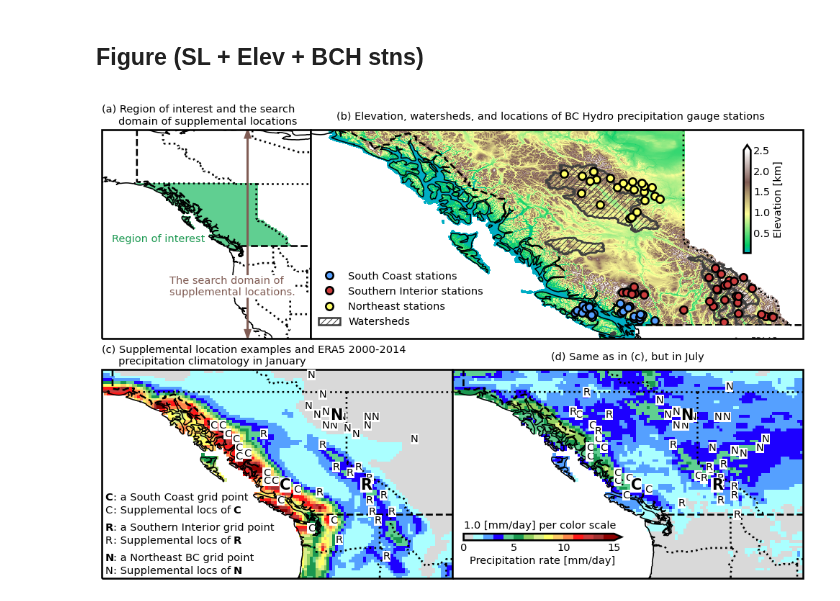
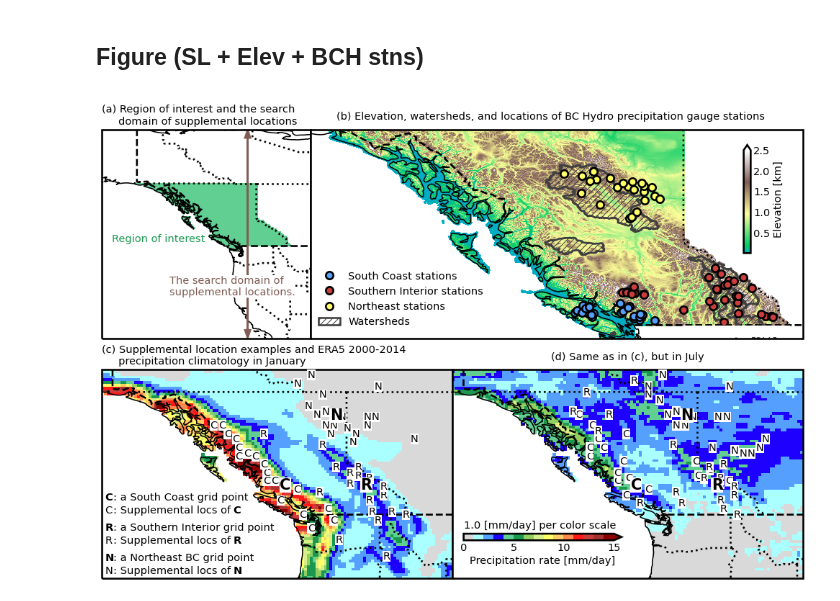
Before and after one commit to yingkaisha/rainbow, a Jupyter notebook: publish/PLOT_Domain_plot.ipynb, the cells around one changed output. Saved outputs shown, nothing was run; the diff lists cells and outputs as text; code cells hidden in the pictures.

Commit message:
update domain plot

```diff
--- a/publish/PLOT_Domain_plot.ipynb
+++ b/publish/PLOT_Domain_plot.ipynb
@@ -345,7 +345,14 @@ for n, ax in enumerate(AX_SL):
 
         handle_text.append(ax.text(base_lon[indx, indy], base_lat[indx, indy], M[i],
                                    fontsize=20, fontweight='bold', zorder=5))
-        for j in range(15):
+        if i == 0:
+            Js = np.arange(19, dtype=np.int)
+        elif i == 1:
+            Js = np.array(list(np.arange(15, dtype=np.int)) + [16, 17, 18, 19])
+        else:
+            Js = np.array(list(np.arange(17, dtype=np.int)) + [18, 19,])
+
+        for j in Js:
             handle_text.append(ax.text(base_lon[SL_indx[j], SL_indy[j]], base_lat[SL_indx[j], SL_indy[j]], M[i],
                                        fontsize=14, zorder=4))
 for handle in handle_text:
@@ -382,31 +389,31 @@ LG.get_frame().set_linewidth(0)
 LG.get_frame().set_alpha(1.0)
 
 ax_base = fig.add_axes([0.516, 0.0235+0.02, 0.225, 0.05])
 [j.set_linewidth(0) for j in ax_base.spines.values()]
 ax_base.tick_params(axis='both', left=False, top=False, right=False, bottom=False, \
                     labelleft=False, labeltop=False, labelright=False, labelbottom=False)
 cax = inset_axes(ax_base, height='27.5%', width='100%', borderpad=0, loc=2)
 CBar = plt.colorbar(CS_[1], orientation='horizontal', extend='max', cax=cax) #, ticks=[0, 2, 4, 6, 8, 10]
 CBar.ax.tick_params(axis='x', labelsize=14, direction='in', length=0)
 CBar.set_label('Precipitation rate [mm/day]', fontsize=14)
 CBar.outline.set_linewidth(2.5)
 
 ax_w2 = fig.add_axes([0.516, 0.06+0.02, 0.05, 0.02])
 ax_w2.set_axis_off()
 ax_w2.text(0, 1, '1.0 [mm/day] per color scale', ha='left', va='bottom', fontsize=14, transform=ax_w2.transAxes);
 
 ax_base = fig.add_axes([0.915, 0.6775, 0.05, 0.225])
 [j.set_linewidth(0) for j in ax_base.spines.values()]
 ax_base.tick_params(axis='both', left=False, top=False, right=False, bottom=False, \
                     labelleft=False, labeltop=False, labelright=False, labelbottom=False)
 cax = inset_axes(ax_base, height='100%', width='20%', borderpad=0, loc=2)
 CBar = plt.colorbar(CS_elev, orientation='vertical', extend='max', cax=cax)
 CBar.ax.tick_params(axis='y', labelsize=14, direction='in', length=0)
 CBar.set_label('Elevation [km]', fontsize=14)
 CBar.outline.set_linewidth(2.5)
 
 if need_publish:
     # Save figure
     fig.savefig(fig_dir+'AnEn_SL_domain.png', format='png', **fig_keys)
 # %% [output]
-[figure, old version]
+[figure, new version]
```
